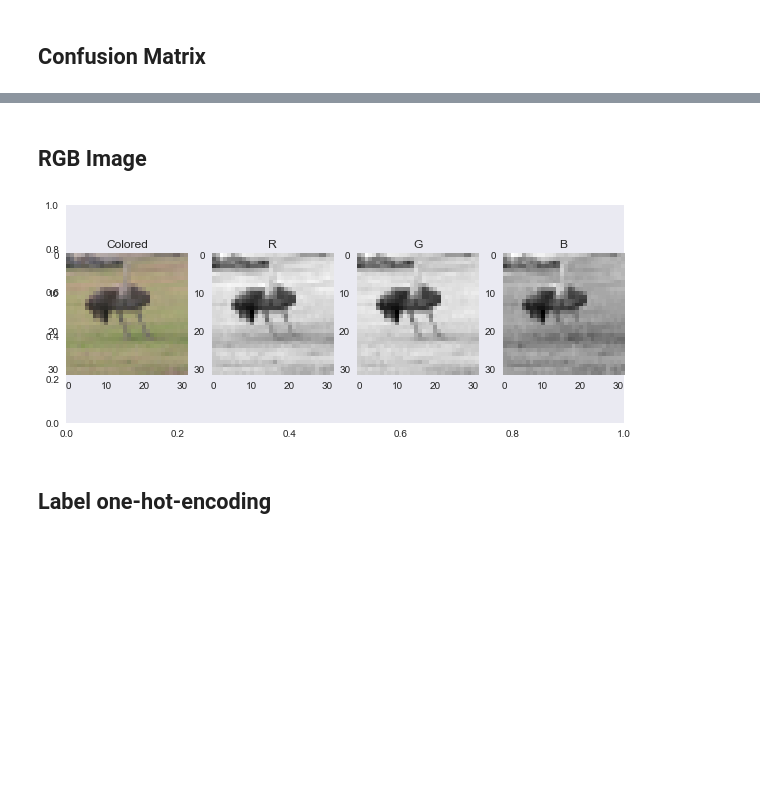
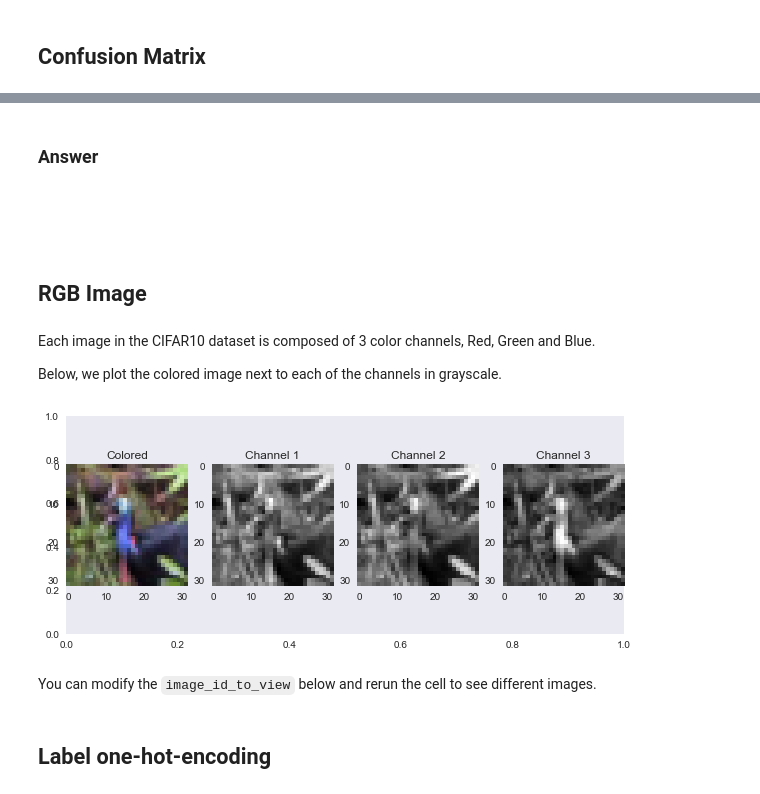
Before and after one commit to UltraBrightEducation/cifar10, a Jupyter notebook: notebooks/CIFAR10.ipynb, the cells around one changed output, grey strips where cells are left out. Drawn from its saved outputs; the diff is of its cells as text; code cells hidden in the pictures; blank space fills up the shorter version.

```diff
--- a/notebooks/CIFAR10.ipynb
+++ b/notebooks/CIFAR10.ipynb
@@ -35,6 +134,6 @@ the training dataset label dimensions are: (50000, 1)
 # %%
 label_collections = {}
-for i in range(10):
+for i in range(len(label_decoder)):
     indices, _ = np.where(y_train == i)
     label_collections[i] = indices
     print(f"number of {label_decoder[i]} examples: {indices.size}")
@@ -100,21 +245,32 @@ Confusion matrix, without normalization
+# %% [markdown]
+### Answer
+# %% [markdown]
+<br> <br>
 # %% [markdown]
 ## RGB Image
+# %% [markdown]
+Each image in the CIFAR10 dataset is composed of 3 color channels, Red, Green and Blue.
+
+Below, we plot the colored image next to each of the channels in grayscale.
 # %%
-image = x_train[42]
+image_id_to_view = 24
+image = x_train[image_id_to_view]
 fig = plt.figure(figsize=(10, 4))
 plt.grid(b=None)
 fig.add_subplot(1, 4, 1)
 plt.imshow(image)
 plt.grid(b=None)
 plt.title("Colored")
-titles = ["R", "G", "B"]
+titles = ["Channel 1", "Channel 2", "Channel 3"]
 for i in range(3):
     fig.add_subplot(1, 4, i + 2)
     plt.imshow(image[:,:,i], cmap='gray')
     plt.title(titles[i])
     plt.grid(b=None)
 # %% [output]
-[figure, old version]
+[figure, new version]
+# %% [markdown]
+You can modify the `image_id_to_view` below and rerun the cell to see different images.
 # %% [markdown]
 ## Label one-hot-encoding
 # %%
```
Also changed, not shown: parts of 29 cells of this notebook.
